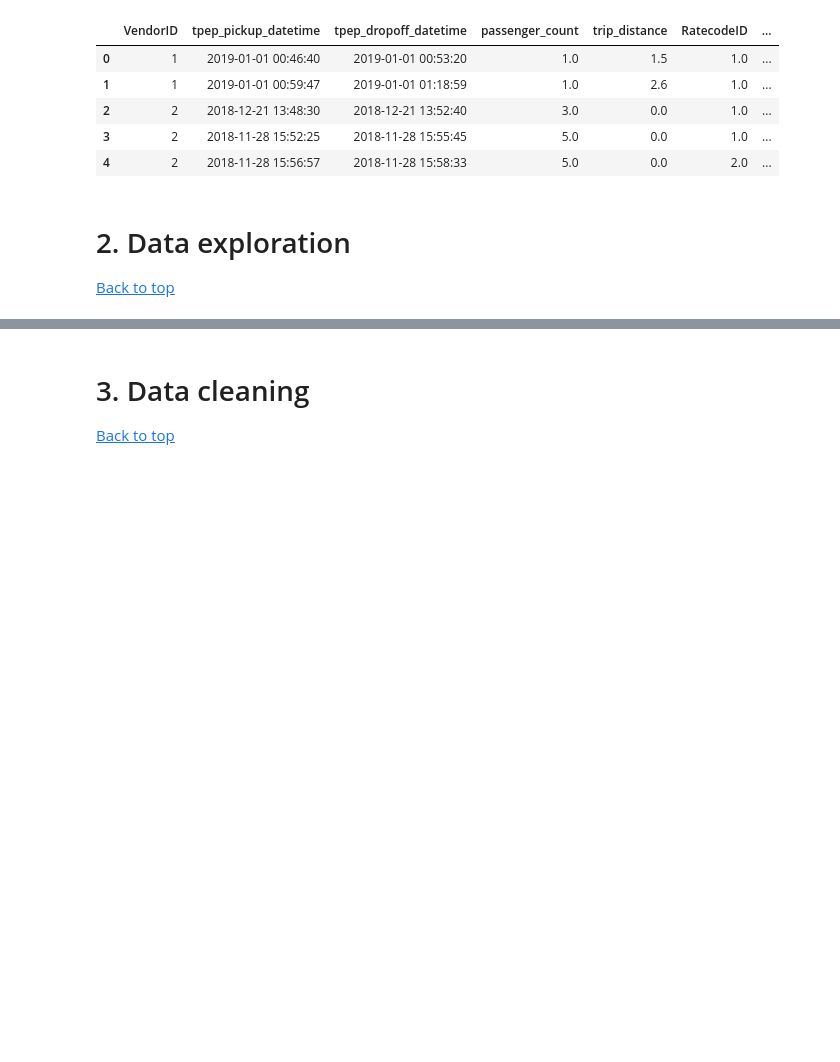
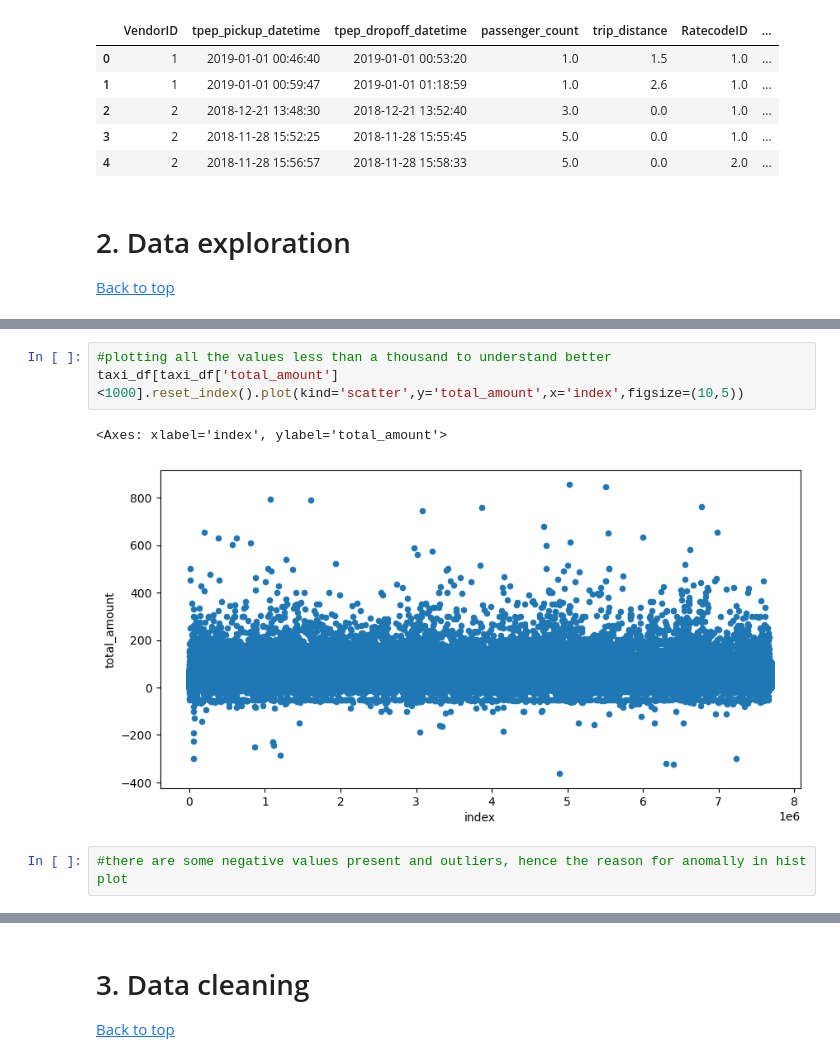
Before and after one commit to phillis21/New-York-Taxi-Analysis-Project, a Jupyter notebook: Final Notebook.ipynb, the cells around one changed output, grey strips where cells are left out. Cells and saved outputs as stored; diff of their text form; blank space fills up the shorter version.

```diff
--- a/Final Notebook.ipynb
+++ b/Final Notebook.ipynb
@@ -43,0 +84,8 @@ taxi_df.head()
+# %%
+#plotting all the values less than a thousand to understand better
+taxi_df[taxi_df['total_amount'] <1000].reset_index().plot(kind='scatter',y='total_amount',x='index',figsize=(10,5))
+# %% [output]
+<Axes: xlabel='index', ylabel='total_amount'>
+[figure, added]
+# %%
+#there are some negative values present and outliers, hence the reason for anomally in hist plot
```
Also changed, not shown: parts of 18 cells of this notebook.
